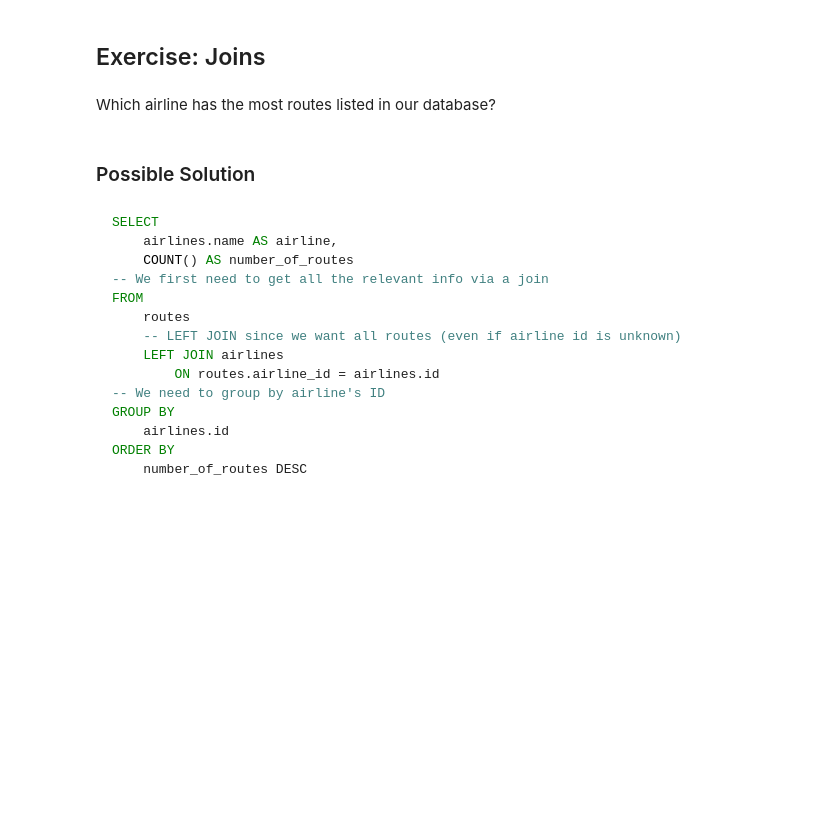
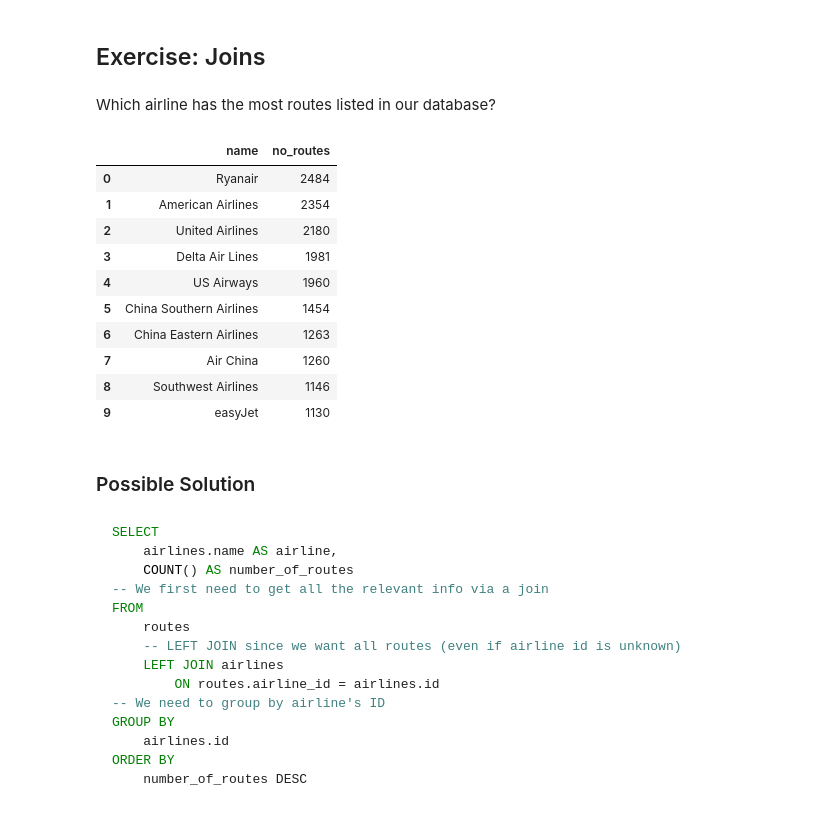
Before and after one commit to kev065/ds-sql2-nbz32, a Jupyter notebook: sql.ipynb, the cells around one changed output. Drawn from its saved outputs; the diff is of its cells as text; code cells hidden in the pictures; blank space fills up the shorter version.

Commit message:
List airlines with the most routes

```diff
--- a/sql.ipynb
+++ b/sql.ipynb
@@ -553,3 +685,31 @@ Which airline has the most routes listed in our database?
+# %%
+# Your code here
+pd.read_sql('''
+SELECT
+    name, COUNT(id) AS no_routes
+FROM routes
+    LEFT JOIN airlines
+    ON routes.airline_id = airlines.id
+GROUP BY
+    name
+ORDER BY
+    no_routes
+DESC
+LIMIT 10
+
+''', conn)
+# %% [output]
+|  | name | no_routes |
+| 0 | Ryanair | 2484 |
+| 1 | American Airlines | 2354 |
+| 2 | United Airlines | 2180 |
+| 3 | Delta Air Lines | 1981 |
+| 4 | US Airways | 1960 |
+| 5 | China Southern Airlines | 1454 |
+| 6 | China Eastern Airlines | 1263 |
+| 7 | Air China | 1260 |
+| 8 | Southwest Airlines | 1146 |
+| 9 | easyJet | 1130 |
 # %% [markdown]
 ### Possible Solution
 # %% [markdown]
```
Also changed, not shown: parts of 15 cells of this notebook.
